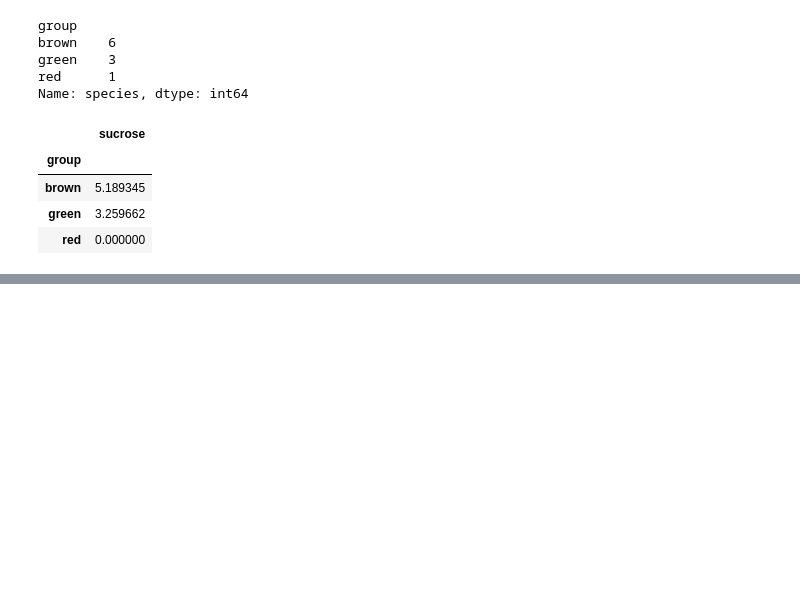
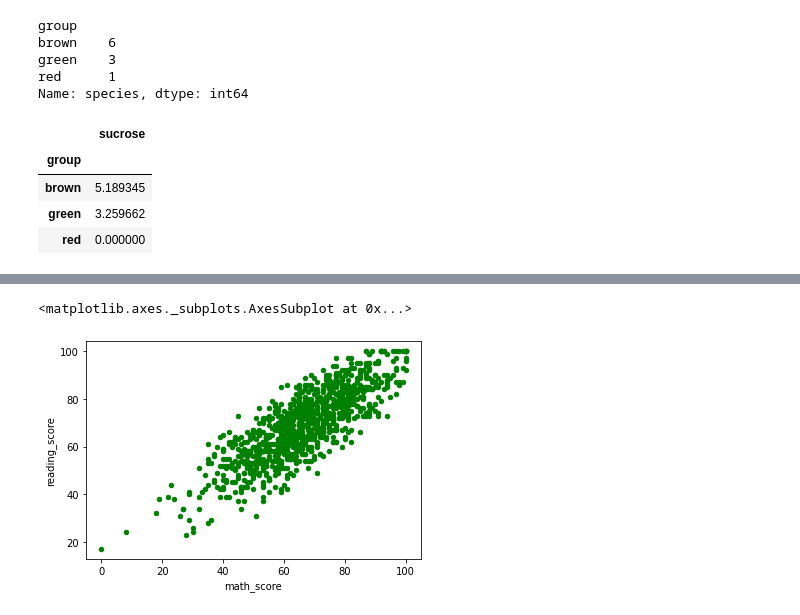
Before and after one commit to anatolii-kandiuk/research_students_df, a Jupyter notebook: research_df.ipynb, the cells around one changed output, grey strips where cells are left out. Cells and saved outputs as stored; diff of their text form; code cells hidden in the pictures; blank space fills up the shorter version.

```diff
--- a/research_df.ipynb
+++ b/research_df.ipynb
@@ -222,0 +230,5 @@ algae_df.groupby('group').aggregate({'sucrose':lambda x:max(x)-min(x)})
+# %%
+df.plot.scatter(x='math_score', y='reading_score', c='green')
+# %% [output]
+<matplotlib.axes._subplots.AxesSubplot at 0x...>
+[figure, added]
```
Also changed, not shown: parts of 19 cells of this notebook.
